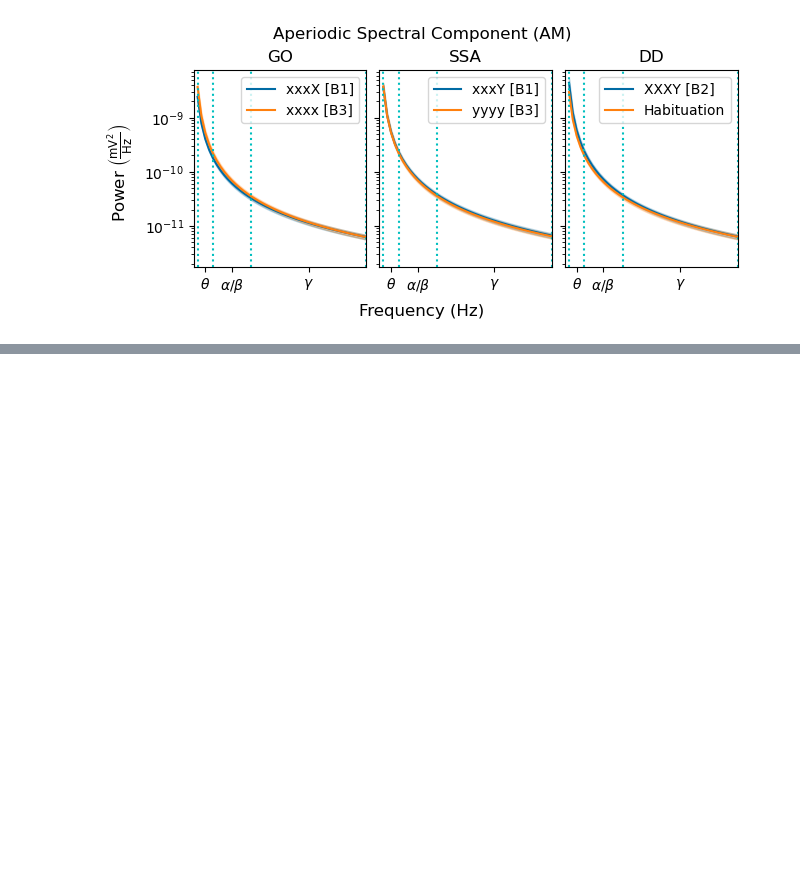
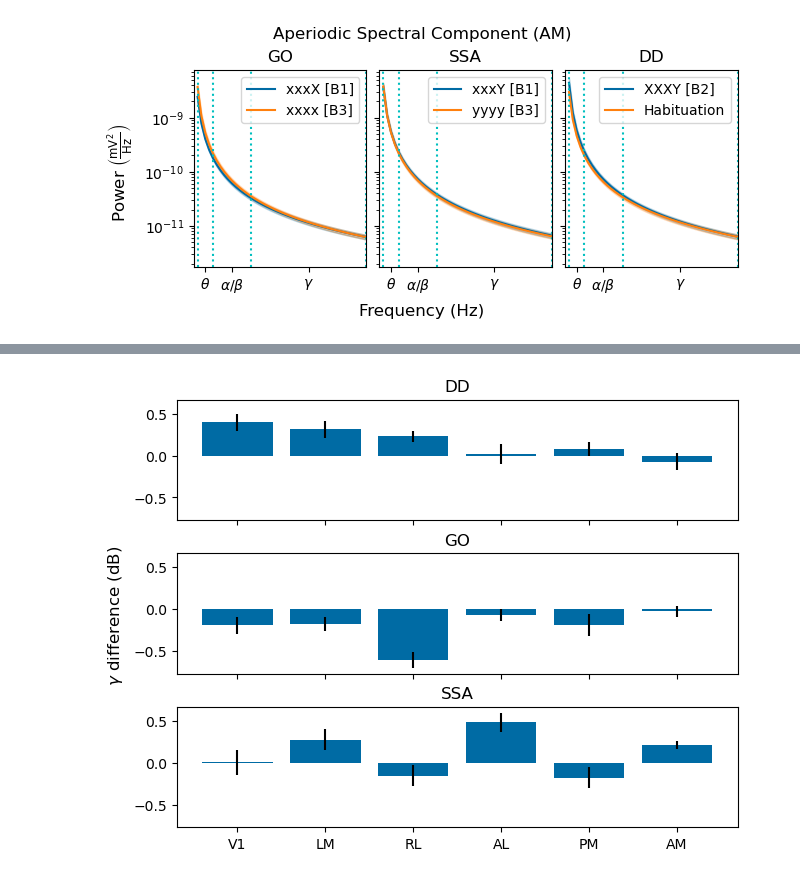
Before and after one commit to BastosLab/epych, a Jupyter notebook: notebooks/passiveglo/aligned_subject_spectra.ipynb, the cells around one changed output, grey strips where cells are left out. Drawn from its saved outputs; the diff is of its cells as text; code cells hidden in the pictures; blank space fills up the shorter version.

Commit message:
notebooks.passiveglo.aligned_subject_spectra: aperiodic/oscillatory, gamma figs
Signed-off-by: Eli Sennesh <eli.sennesh@vanderbilt.edu>

```diff
--- a/notebooks/passiveglo/aligned_subject_spectra.ipynb
+++ b/notebooks/passiveglo/aligned_subject_spectra.ipynb
@@ -375,0 +375,27 @@ for area in anatomical_areas:
+# %%
+subject_gamma_powers = {cond: {subject: {area: oscillatories[cond][subject][area].select_channels(["2/3" in loc for loc in oscillatories[cond][subject][area].channels.location]).band_power(*spectrum.GAMMA_BAND).mean()
+                                         for area in summaries[cond][subject].stats} for subject in summaries[cond]} for cond in CONDITIONS}
+# %%
+gamma_powers = {cond: {area: [] for area in anatomical_areas} for cond in subject_gamma_powers}
+for cond in CONDITIONS:
+    for subject in subject_gamma_powers[cond]:
+        for area in subject_gamma_powers[cond][subject]:
+            if area not in anatomical_areas:
+                continue
+            gamma_powers[cond][area].append(subject_gamma_powers[cond][subject][area])
+    for area in anatomical_areas:
+        gamma_powers[cond][area] = np.stack(gamma_powers[cond][area], axis=-1) * spectrum.decibel
+# %%
+fig, axes = plt.subplots(nrows=len(CONTRASTS), ncols=1, sharex=True, sharey=True, layout="constrained")
+fig.supylabel("$\\gamma$ difference (dB)")
+for row, (contrast, condl, condr) in enumerate(CONTRASTS):
+    gamma_contrasts = {area: gamma_powers[condl][area] - gamma_powers[condr][area] for area in anatomical_areas}
+    axes[row].bar(np.arange(len(anatomical_areas)), [gamma_contrasts[area].mean(axis=-1) for area in anatomical_areas],
+                  yerr=[2 * gamma_contrasts[area].std(axis=-1) / gamma_contrasts[area].shape[-1] for area in anatomical_areas],
+                  tick_label=[AREA_TITLES[area] for area in anatomical_areas])
+    axes[row].set_title(CONTRAST_TITLES[contrast])
+
+plt.savefig("area_gamma_contrasts.svg")
+plt.show()
+# %% [output]
+[figure, added]
```
Also changed, not shown: parts of 6 cells of this notebook.
